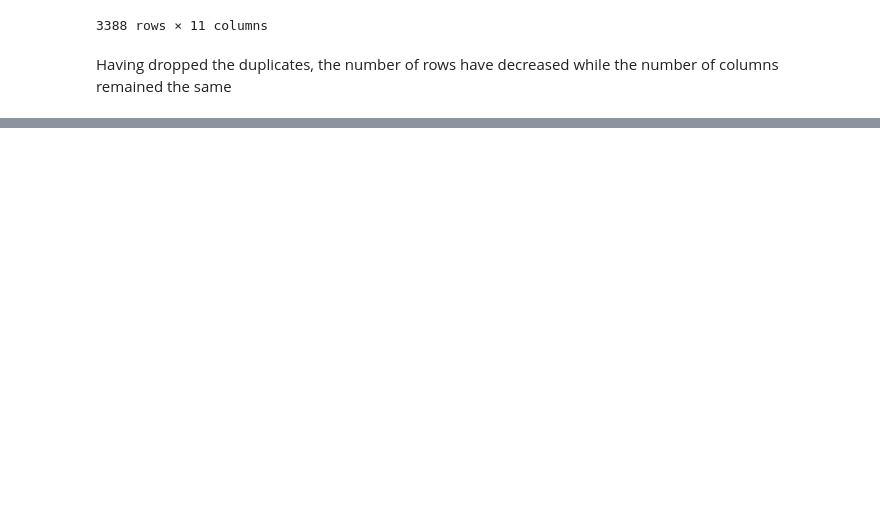
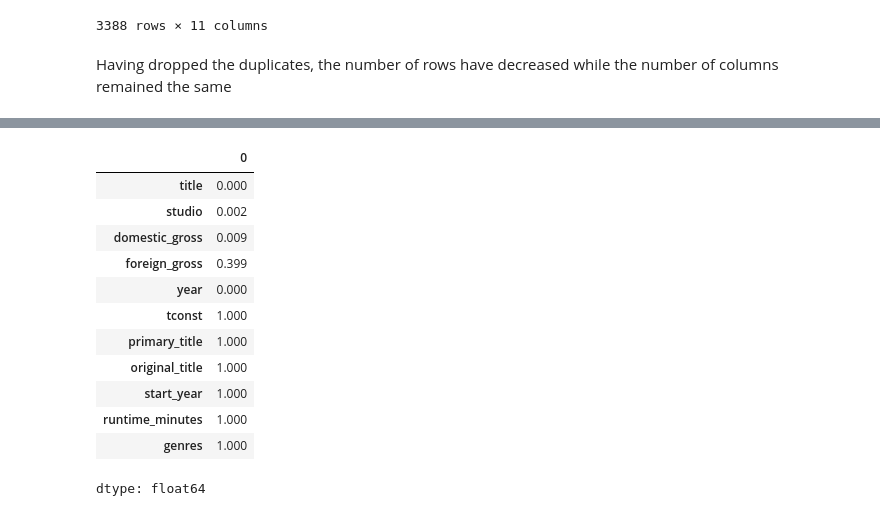
Before and after one commit to Ella244-18/phase-1-project, a Jupyter notebook: student.ipynb, the cells around one changed output, grey strips where cells are left out. Saved outputs shown, nothing was run; the diff lists cells and outputs as text; code cells hidden in the pictures; blank space fills up the shorter version.

```diff
--- a/student.ipynb
+++ b/student.ipynb
@@ -269,0 +324,18 @@ Having dropped the duplicates, the number of rows have decreased while the numbe
+# %%
+#Check the proportion of missing values per column
+missing_proportion = combined_df.isna().mean().round(3) # Calculate the missing proportion and round to 3 decimal places
+missing_proportion # Display the missing proportion
+# %% [output]
+|  | 0 |
+| title | 0.000 |
+| studio | 0.002 |
+| domestic_gross | 0.009 |
+| foreign_gross | 0.399 |
+| year | 0.000 |
+| tconst | 1.000 |
+| primary_title | 1.000 |
+| original_title | 1.000 |
+| start_year | 1.000 |
+| runtime_minutes | 1.000 |
+| genres | 1.000 |
+dtype: float64
```
Also changed, not shown: parts of 9 cells of this notebook.
